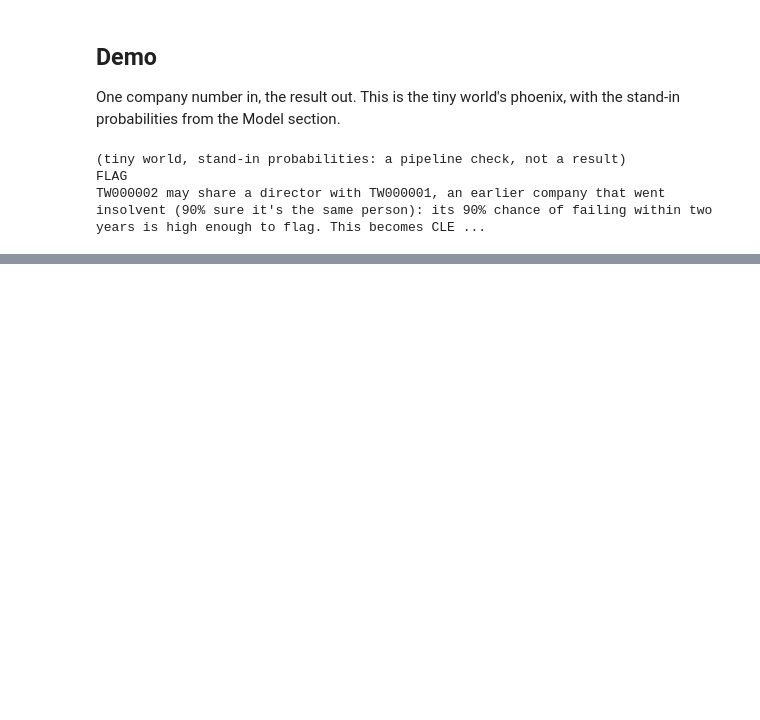
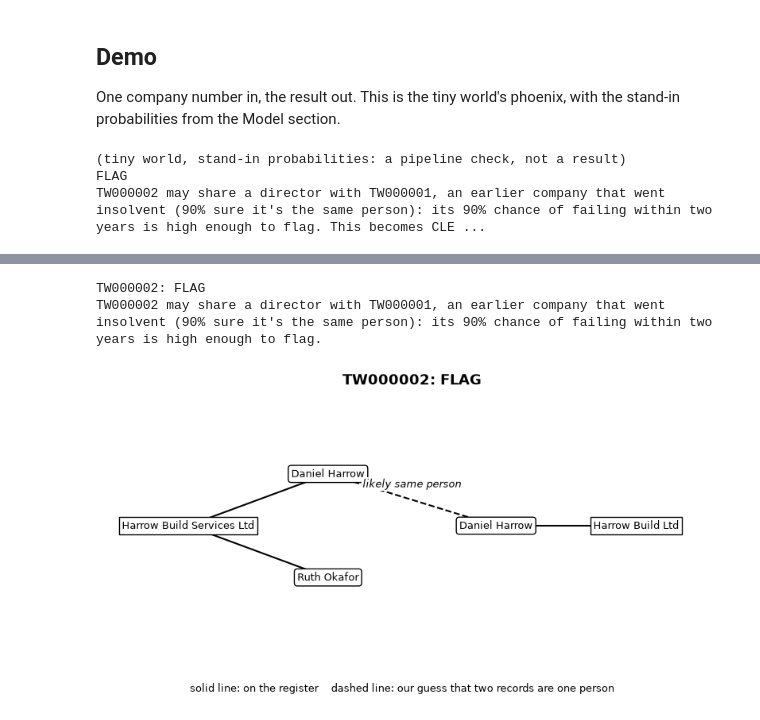
Before and after one commit to C-Nietzschmann/veritas-hackathon, a Jupyter notebook: notebooks/main.ipynb, the cells around one changed output, grey strips where cells are left out. Drawn from its saved outputs; the diff is of its cells as text; code cells hidden in the pictures; blank space fills up the shorter version.

```diff
--- a/notebooks/main.ipynb
+++ b/notebooks/main.ipynb
@@ -278,0 +281,8 @@ TW000002 may share a director with TW000001, an earlier company that went insolv
+# %%
+from src import interface
+
+row, fig, table = interface.show("TW000002", mentions, claims, matches, our_decisions)
+# %% [output]
+TW000002: FLAG
+TW000002 may share a director with TW000001, an earlier company that went insolvent (90% sure it's the same person): its 90% chance of failing within two years is high enough to flag.
+[figure, added]
```
Also changed, not shown: parts of 3 cells of this notebook, 2 other files.
